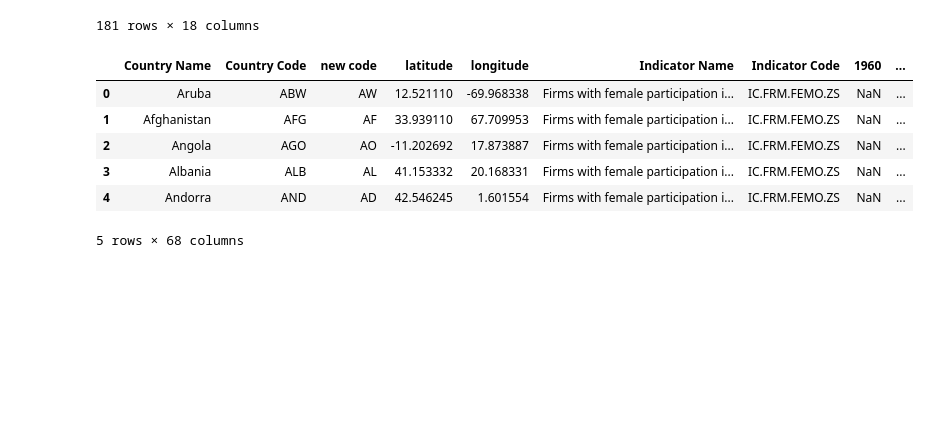
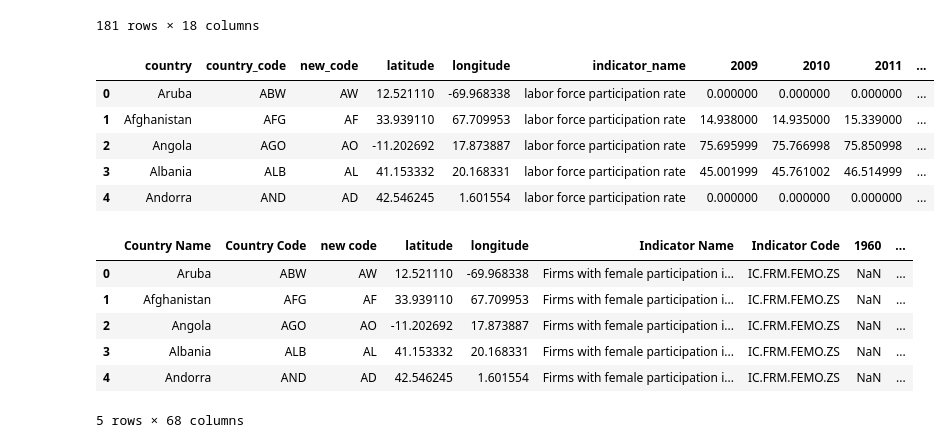
Before and after one commit to liliana-ilut/women-in-power, a Jupyter notebook: girlspower.ipynb, the cells around one changed output. Saved outputs shown, nothing was run; the diff lists cells and outputs as text; code cells hidden in the pictures; blank space fills up the shorter version.

```diff
--- a/girlspower.ipynb
+++ b/girlspower.ipynb
@@ -327,5 +338,16 @@ df_labor_fill
 | 262 | Zambia | ZMB | ZM | -13.133897 | 27.849332 | labor force participation rate | 71.646004 | 71.123001 | 70.622002 | ... |
 | 263 | Zimbabwe | ZWE | ZW | -19.015438 | 29.154857 | labor force participation rate | 77.239998 | 77.288002 | 77.436996 | ... |
 181 rows × 18 columns
+# %%
+# drop the 2020 column
+df_labor_final = df_labor_fill.drop(["2020"], axis=1)
+df_labor_final.head()
+# %% [output]
+|  | country | country_code | new_code | latitude | longitude | indicator_name | 2009 | 2010 | 2011 | ... |
+| 0 | Aruba | ABW | AW | 12.521110 | -69.968338 | labor force participation rate | 0.000000 | 0.000000 | 0.000000 | ... |
+| 1 | Afghanistan | AFG | AF | 33.939110 | 67.709953 | labor force participation rate | 14.938000 | 14.935000 | 15.339000 | ... |
+| 2 | Angola | AGO | AO | -11.202692 | 17.873887 | labor force participation rate | 75.695999 | 75.766998 | 75.850998 | ... |
+| 3 | Albania | ALB | AL | 41.153332 | 20.168331 | labor force participation rate | 45.001999 | 45.761002 | 46.514999 | ... |
+| 4 | Andorra | AND | AD | 42.546245 | 1.601554 | labor force participation rate | 0.000000 | 0.000000 | 0.000000 | ... |
 # %%
 #save to csv in the Data folder
```
Also changed, not shown: parts of 9 cells of this notebook, 9 other files.
